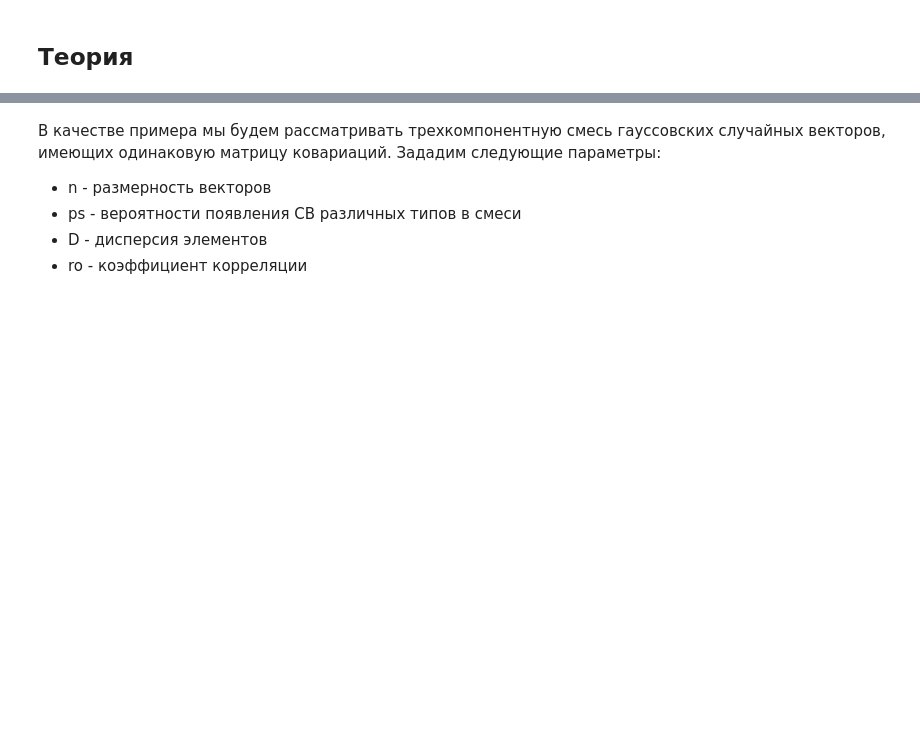
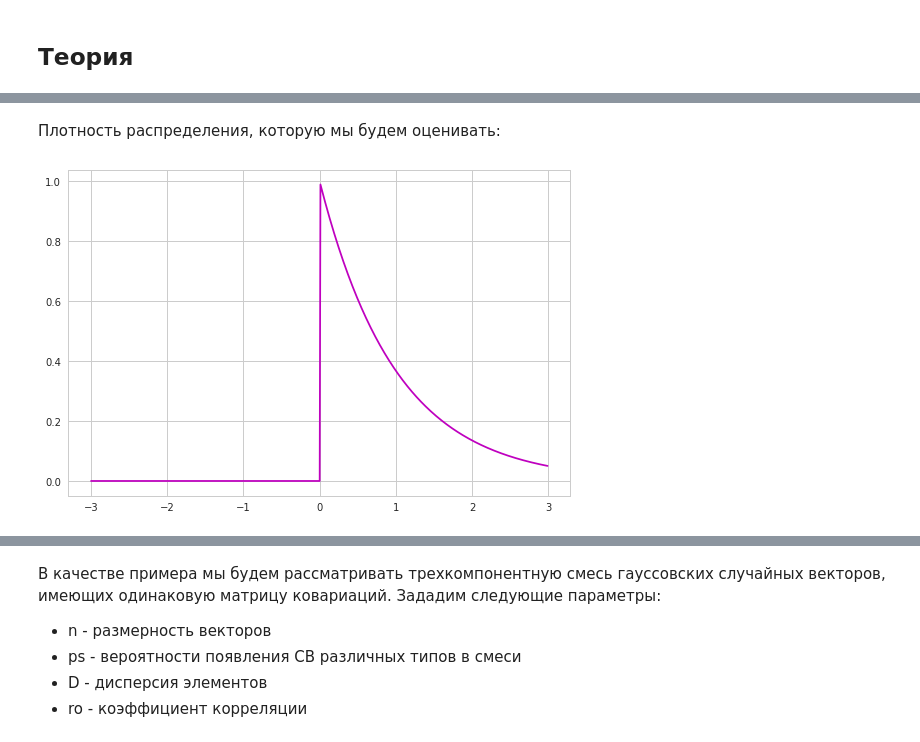
Before and after one commit to mzaharchenko/ml-labs, a Jupyter notebook: lab5.ipynb, the cells around one changed output, grey strips where cells are left out. Cells and saved outputs as stored; diff of their text form; code cells hidden in the pictures; blank space fills up the shorter version.

```diff
--- a/lab5.ipynb
+++ b/lab5.ipynb
@@ -45,0 +58,10 @@ def gauss_diag_kernel(x,train,h):
+# %% [markdown]
+Плотность распределения, которую мы будем оценивать:
+# %%
+x0 = np.arange(-3,3,0.01)
+ind = np.nonzero(x0>0)
+p = np.zeros([len(x0)])
+p[ind] = np.exp(-x0[ind])
+plt.plot(x0,p,c='m');
+# %% [output]
+[figure, added]
```
Also changed, not shown: parts of 55 cells of this notebook, 5 other files.
